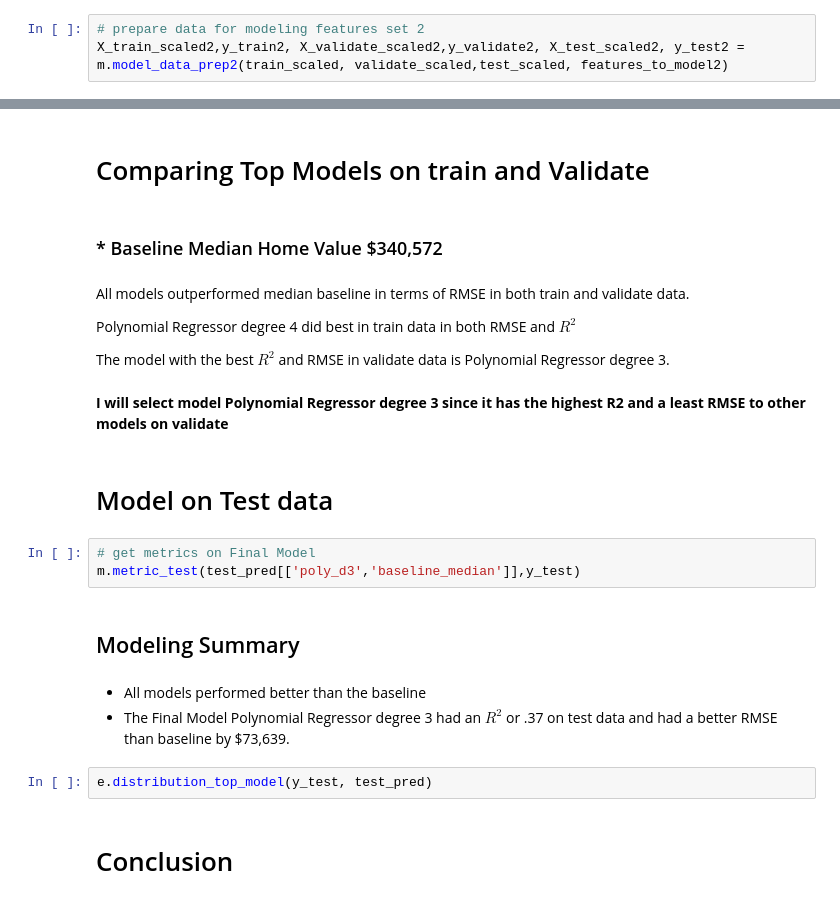
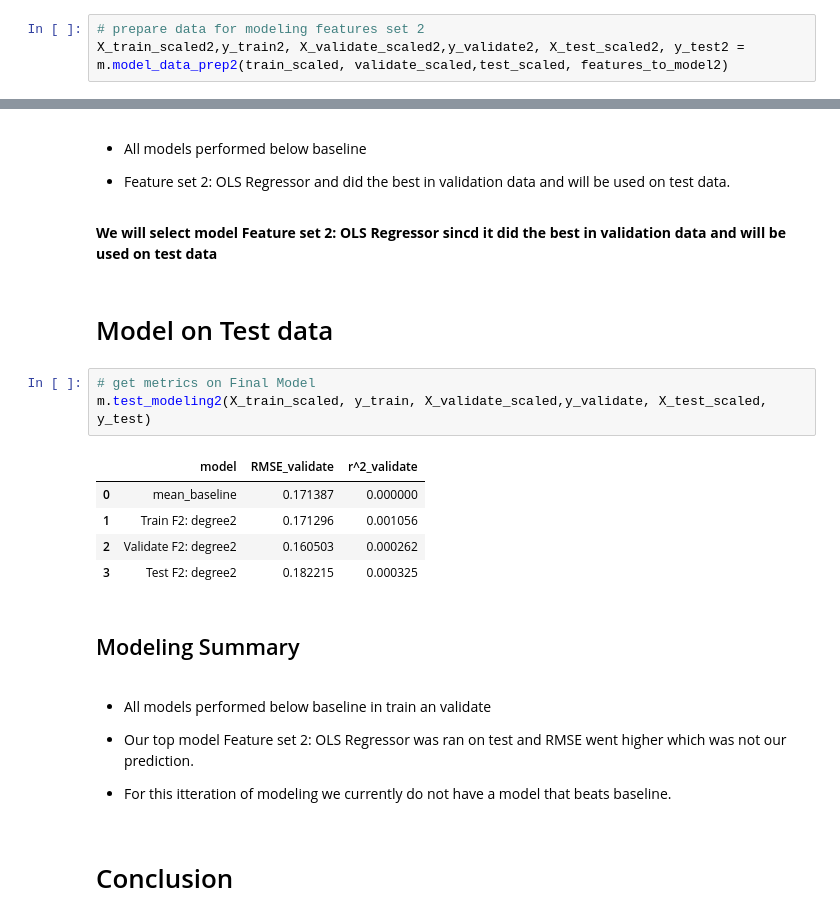
Before and after one commit to Codeup-Justin-Evans-Yvette-Ibarra/project_zillow_team, a Jupyter notebook: Final_Report_Zillow_Team_Project.ipynb, the cells around one changed output, grey strips where cells are left out. Cells and saved outputs as stored; diff of their text form.

Commit message:
update model section

```diff
--- a/Final_Report_Zillow_Team_Project.ipynb
+++ b/Final_Report_Zillow_Team_Project.ipynb
@@ -819,27 +911,27 @@ metric
-# %% [markdown]
-# Comparing Top Models on train and Validate
-# %% [markdown]
-### * Baseline Median Home Value                                                            $340,572
 # %% [markdown]
-All models outperformed median baseline in terms of RMSE in both train and validate data.
+* All models performed below baseline
 
-Polynomial Regressor degree 4 did best in train data in both RMSE and $R^2$
-
-The model with the best $R^2$ and RMSE in validate data is Polynomial Regressor degree 3.
+* Feature set 2: OLS Regressor  and did the best in validation data and will be used on test data.
 # %% [markdown]
-**I will select model Polynomial Regressor degree 3 since it has the highest R2 and a least RMSE to other models on validate**
+**We will select model  Feature set 2: OLS Regressor sincd it  did the best in validation data and will be used on test data**
 # %% [markdown]
 # Model on Test data
 # %%
 # get metrics on Final Model
-m.metric_test(test_pred[['poly_d3','baseline_median']],y_test)
+m.test_modeling2(X_train_scaled, y_train, X_validate_scaled,y_validate, X_test_scaled, y_test)
+# %% [output]
+|  | model | RMSE_validate | r^2_validate |
+| 0 | mean_baseline | 0.171387 | 0.000000 |
+| 1 | Train F2: degree2 | 0.171296 | 0.001056 |
+| 2 | Validate F2: degree2 | 0.160503 | 0.000262 |
+| 3 | Test F2: degree2 | 0.182215 | 0.000325 |
 # %% [markdown]
 ## Modeling Summary
 # %% [markdown]
-* All models performed better than the baseline
-* The Final Model Polynomial Regressor degree 3 had an $R^2$ or .37 on test data and had a better RMSE than baseline by $73,639.
+* All models performed below baseline in train an validate
+
+* Our top model Feature set 2: OLS Regressor  was ran on test and RMSE went higher which was not our prediction.
+* For this itteration of modeling we currently do not have a model that beats baseline.
-# %%
-e.distribution_top_model(y_test, test_pred)
 # %% [markdown]
 # Conclusion
 # %% [markdown]
```
Also changed, not shown: parts of 24 cells of this notebook.
